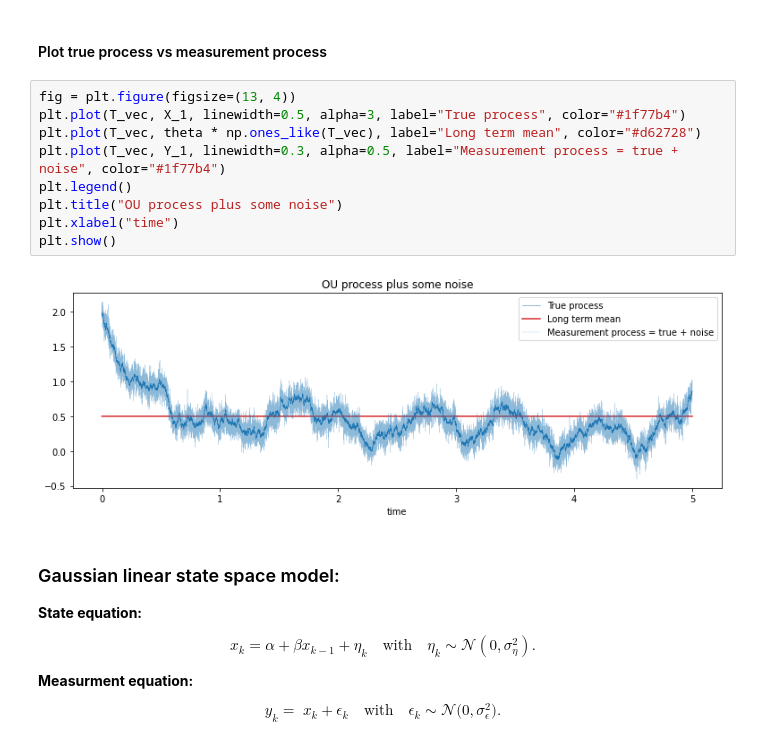
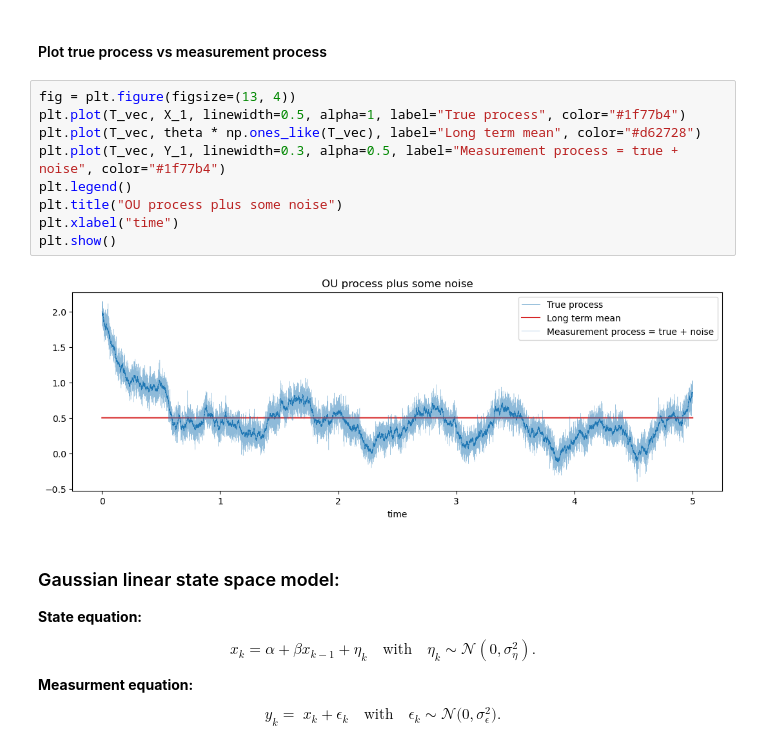
Before and after one commit to cantaro86/Financial-Models-Numerical-Methods, a Jupyter notebook: 6.1 Ornstein-Uhlenbeck process and applications.ipynb, the cells around one changed output. Cells and saved outputs as stored; diff of their text form.

```diff
--- a/6.1 Ornstein-Uhlenbeck process and applications.ipynb
+++ b/6.1 Ornstein-Uhlenbeck process and applications.ipynb
@@ -546,15 +546,15 @@ Y_1 = X_1 + eps  # process + noise = measurement process
 #### Plot true process vs measurement process
 # %%
 fig = plt.figure(figsize=(13, 4))
-plt.plot(T_vec, X_1, linewidth=0.5, alpha=3, label="True process", color="#1f77b4")
+plt.plot(T_vec, X_1, linewidth=0.5, alpha=1, label="True process", color="#1f77b4")
 plt.plot(T_vec, theta * np.ones_like(T_vec), label="Long term mean", color="#d62728")
 plt.plot(T_vec, Y_1, linewidth=0.3, alpha=0.5, label="Measurement process = true + noise", color="#1f77b4")
 plt.legend()
 plt.title("OU process plus some noise")
 plt.xlabel("time")
 plt.show()
 # %% [output]
-[figure, old version]
+[figure, new version]
 # %% [markdown]
 ### Gaussian linear state space model:
 
```
Also changed, not shown: parts of 16 cells of this notebook, 20 other files.
